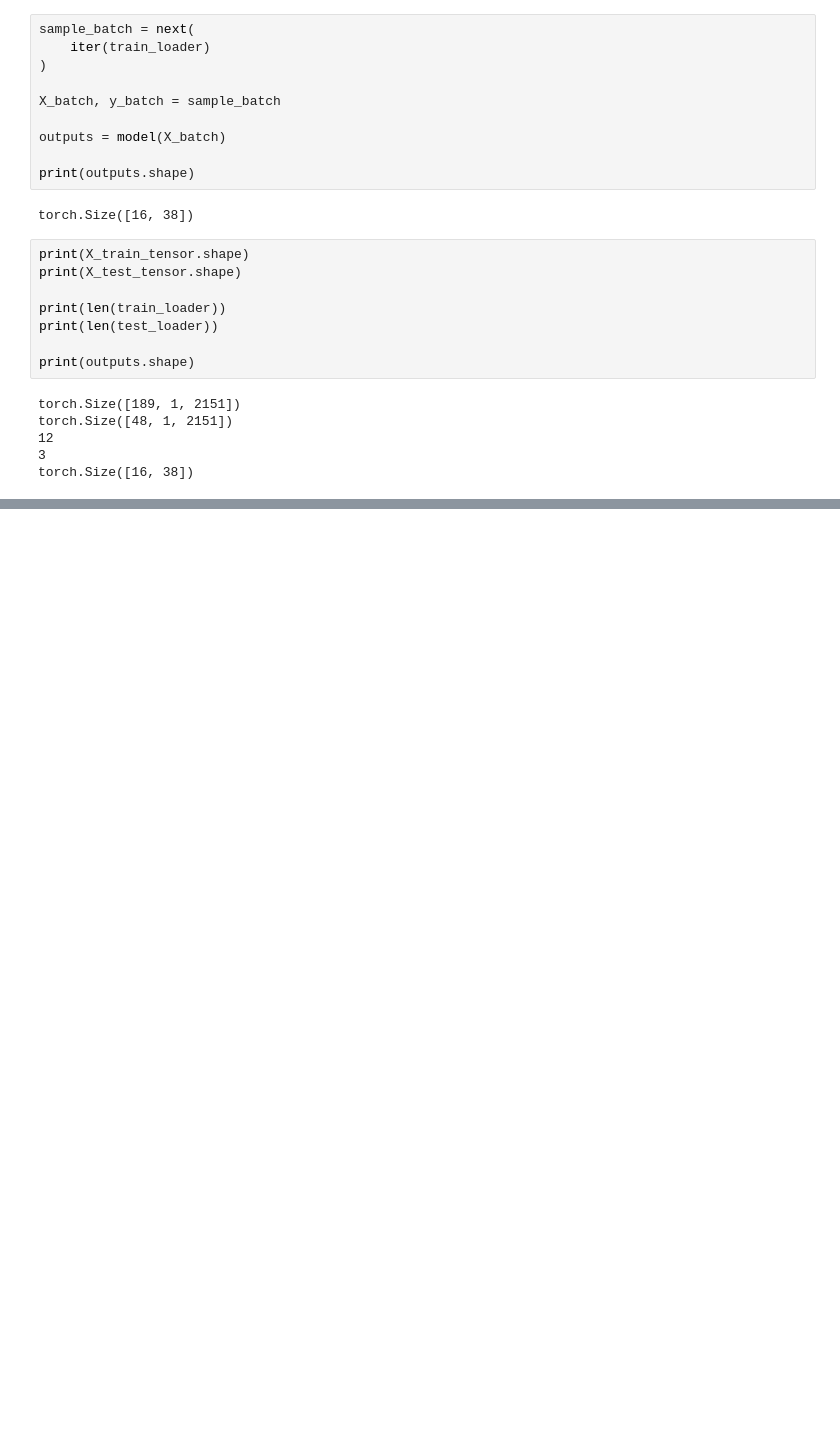
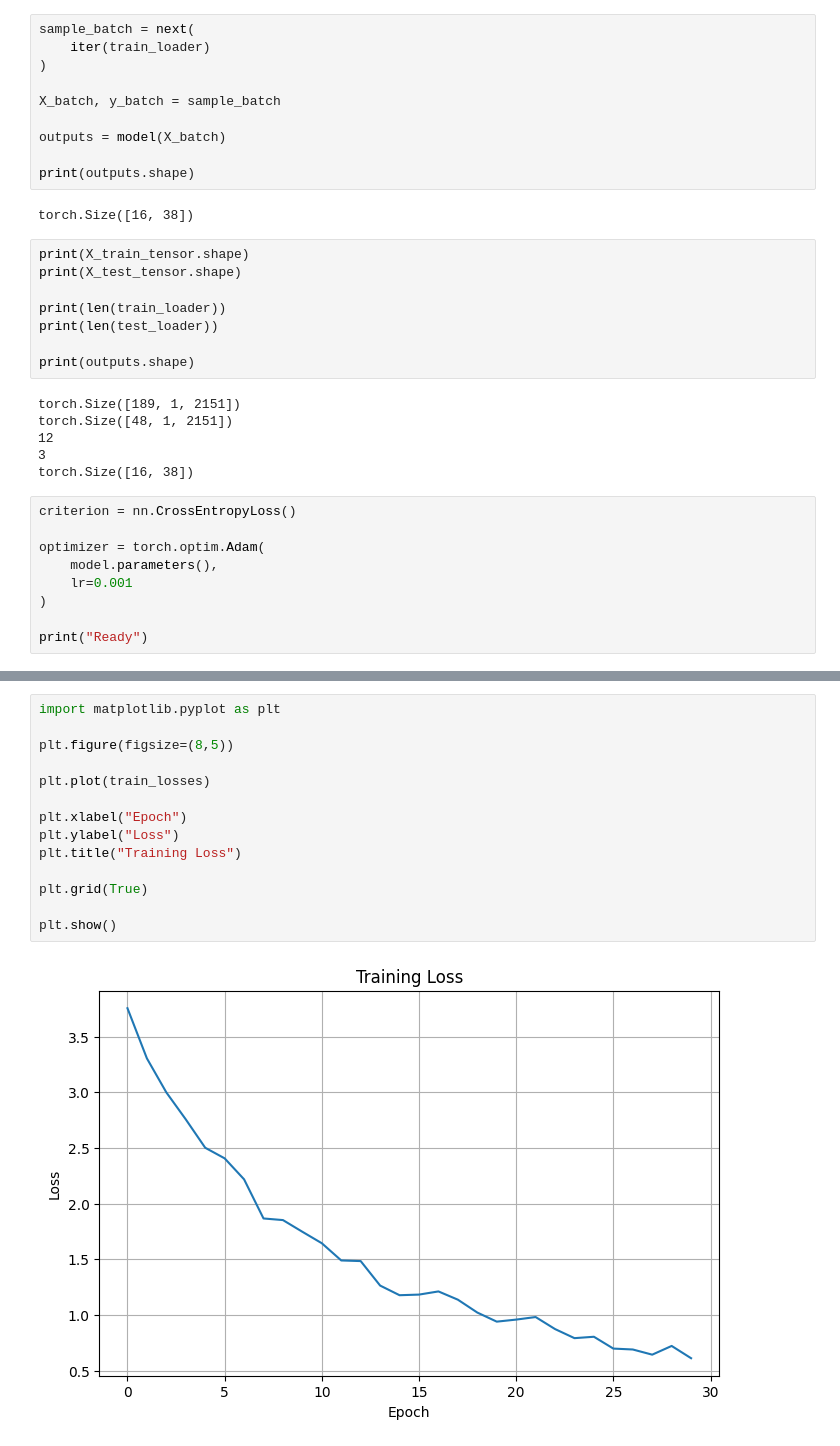
Before and after one commit to ECOMINE-IN/Geomind, a Jupyter notebook: notebooks/03_cnn_training.ipynb, the cells around one changed output, grey strips where cells are left out. Cells and saved outputs as stored; diff of their text form; blank space fills up the shorter version.

Commit message:
v0.3 First mineral CNN trained

```diff
--- a/notebooks/03_cnn_training.ipynb
+++ b/notebooks/03_cnn_training.ipynb
@@ -233,3 +233,12 @@ torch.Size([48, 1, 2151])
 12
 3
 torch.Size([16, 38])
+# %%
+criterion = nn.CrossEntropyLoss()
+
+optimizer = torch.optim.Adam(
+    model.parameters(),
+    lr=0.001
+)
+
+print("Ready")
@@ -235,0 +331,16 @@ torch.Size([16, 38])
+# %%
+import matplotlib.pyplot as plt
+
+plt.figure(figsize=(8,5))
+
+plt.plot(train_losses)
+
+plt.xlabel("Epoch")
+plt.ylabel("Loss")
+plt.title("Training Loss")
+
+plt.grid(True)
+
+plt.show()
+# %% [output]
+[figure, added]
```
Also changed, not shown: parts of 5 cells of this notebook.
